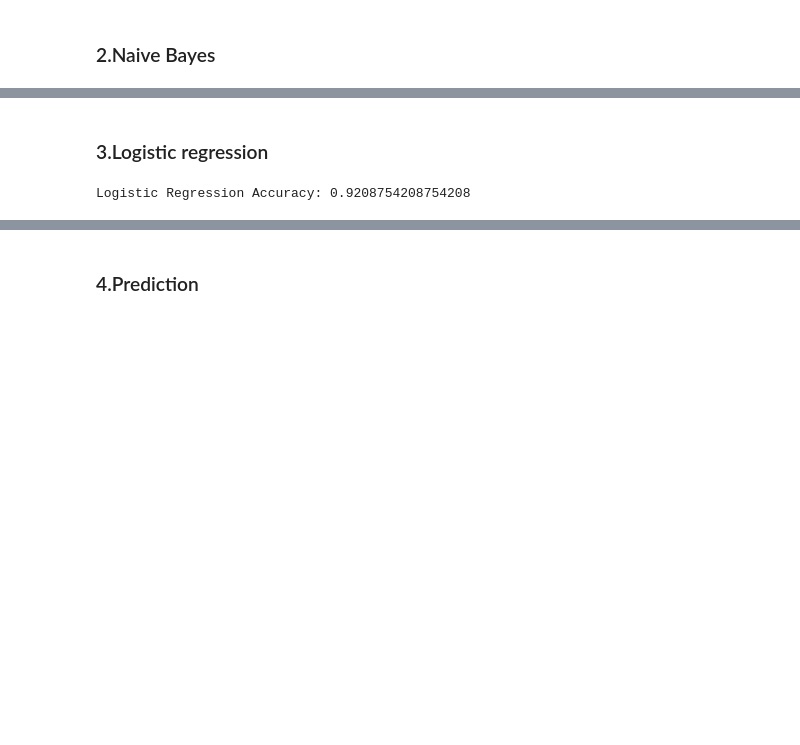
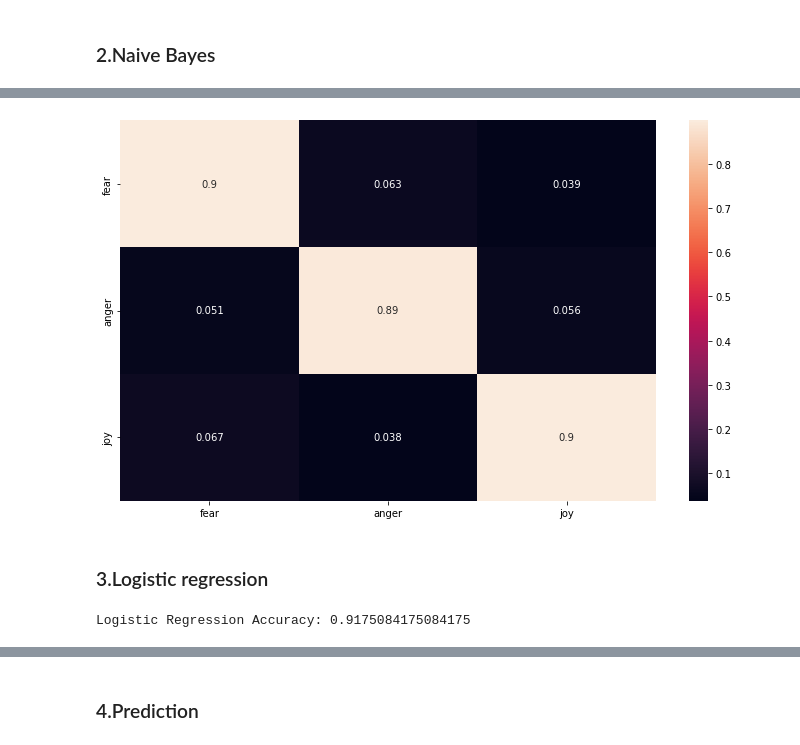
Before and after one commit to Amgad-Abdo02/Sentiment-analysis-using-Naive-Bayes-and-logistic-regression, a Jupyter notebook: Emotion_classifier.ipynb, the cells around one changed output, grey strips where cells are left out. Saved outputs shown, nothing was run; the diff lists cells and outputs as text; code cells hidden in the pictures; blank space fills up the shorter version.

Commit message:
added confusion matrix

```diff
--- a/Emotion_classifier.ipynb
+++ b/Emotion_classifier.ipynb
@@ -97,7 +97,23 @@ Naive Bayes Accuracy: 0.8838383838383839
+# %%
+import numpy as np
+from sklearn.metrics import confusion_matrix
+import seaborn as sn
+import matplotlib.pyplot as plt
+
+unique_labels = data.Emotion.unique()
+cf_matrix = confusion_matrix(y_test, prediction)
+df_cm = pd.DataFrame(cf_matrix / np.sum(cf_matrix, axis=1)[:, None], index = [i for i in unique_labels],
+                     columns = [i for i in unique_labels])
+
+plt.figure(figsize = (12,7))
+sn.heatmap(df_cm, annot=True)
+plt.savefig('output.png')
+# %% [output]
+[figure, added]
 # %% [markdown]
 ### 3.Logistic regression
 # %%
-model = LogisticRegression(max_iter=500)
+model = LogisticRegression(max_iter=1000)
 
 #training model
 model.fit(X_train, y_train)
@@ -107,4 +123,4 @@ prediction = model.predict(X_test)
 
 print("Logistic Regression Accuracy:", accuracy_score(y_test, prediction))
 # %% [output]
-Logistic Regression Accuracy: 0.9208754208754208
+Logistic Regression Accuracy: 0.9175084175084175
```
Also changed, not shown: parts of 2 cells of this notebook, 1 other file.
